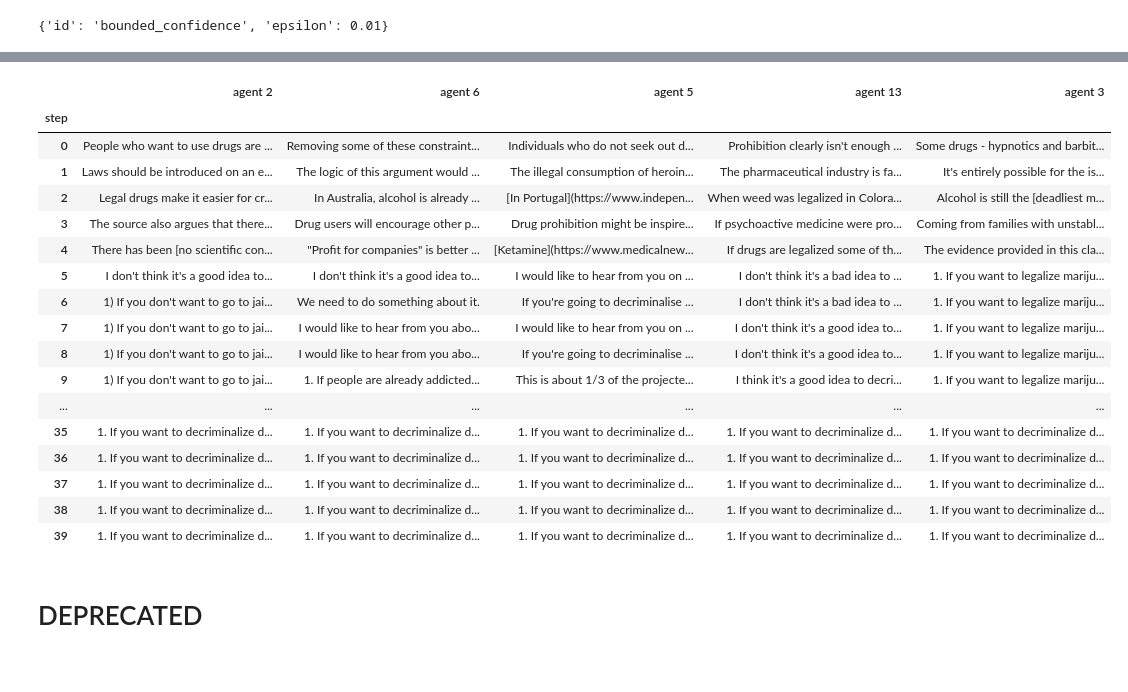
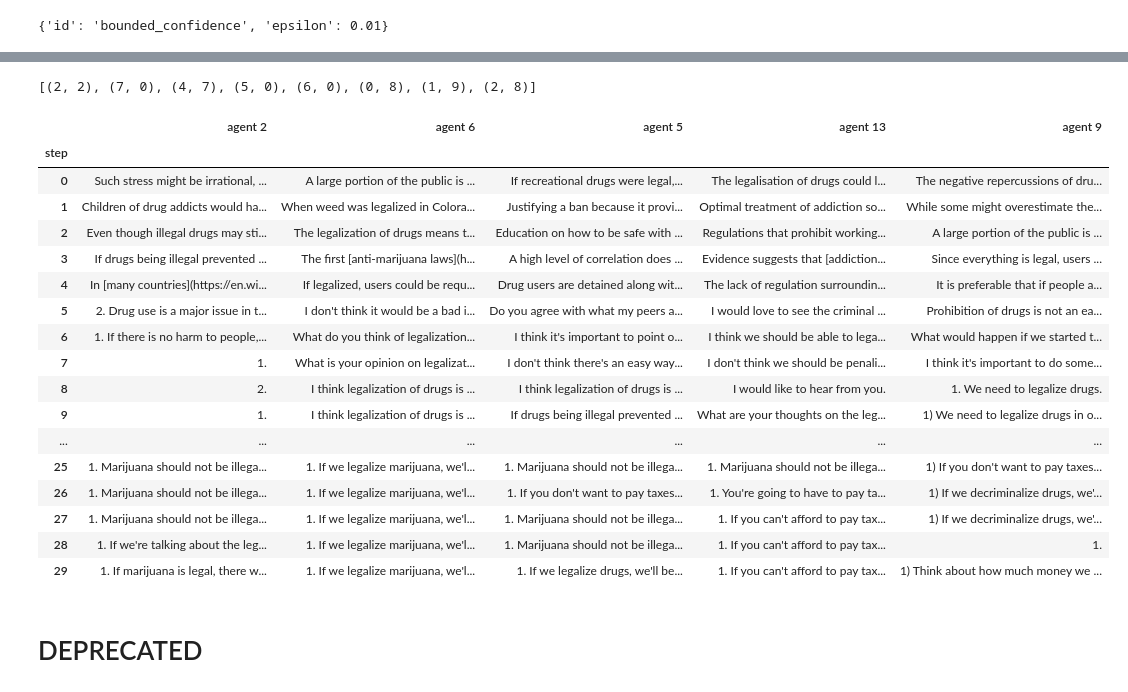
Before and after one commit to debatelab/ada-simulation, a Jupyter notebook: belief-dynamics_with_lms.ipynb, the cells around one changed output, grey strips where cells are left out. Cells and saved outputs as stored; diff of their text form; code cells hidden in the pictures.

```diff
--- a/belief-dynamics_with_lms.ipynb
+++ b/belief-dynamics_with_lms.ipynb
@@ -102,17 +102,18 @@ tensor([[3237,  329,  340,   11, 1165,   13]], device='cuda:0')
 global_parameters = {
     'topic':'compulsory_voting',
     'n_agents':15,
-    'max_t':40,
+    'max_t':20,
     'n_initial_posts':5, # number of initial posts, simulation starts at t = n_initial_posts
+    'context_size':8, # max number of posts that are included in an agents perspective
+    'background_beliefs':0, # number of initial posts that will be retained as immutable background beliefs in the context, < context_size
     'initial_neighb-peer_ratio':.5, # average ratio of neighbors that are initially considered peers
-    'context_size':8, # max number of posts that are included in an agents perspective
     'relevance_deprecation':.9, # how much more likely (factor) is it the agents retains a post dating from (t-k-1) than one dating from (t-k)
     'self_confidence':1, # how much more likely (factor) is it the agents retains a post from her own than from a peer
     'n_gram_prohibition':5, # drop generated sentences as soon as n-gram of this size is repeated
-    'perspective_expansion_method':'random', # 'random' or 'confirmation_bias'
+    'perspective_expansion_method':'confirmation_bias', # 'random' or 'confirmation_bias'
     'conf_bias_exponent':5,
-    'peer_selection_method':'bounded_confidence', # 'all_neighbors' or 'bounded_confidence'
-    'fwd_batch_size': 20
+    'peer_selection_method':'all_neighbors', # 'all_neighbors' or 'bounded_confidence'
+    'fwd_batch_size': 16
 }
 
 peer_selection_parameters = [
@@ -134,8 +135,8 @@ peer_selection_parameters = [
 decoding_parameters = {
     'do_sample':True,
     'num_beams':5,
-    'temperature': 1, # 1.3,
-    'top_p': 0.5, # 0.99,
+    'temperature': 1.1,
+    'top_p': 0.9, # 0.99,
     'top_k':0,
      #'no_repeat_ngram_size':8,
     'repetition_penalty':1.2,
@@ -384,32 +392,36 @@ conversation.data.peers.unstack()
+# %%
+conversation.data.perspective.unstack().loc[8][0]
+# %% [output]
+[(2, 2), (7, 0), (4, 7), (5, 0), (6, 0), (0, 8), (1, 9), (2, 8)]
 # %%
-display_agents = [2,6,5,13,3]
+display_agents = [2,6,5,13,9]
 #display_agents = [2,4,6,8,0]
 def get_posts(i):
     ser = conversation.data.xs(i, level=1, drop_level=True)['post'].apply(lambda p: p['text'])
     ser = ser.rename('agent '+str(i))
     return ser
 display(HTML(
     pd.concat([get_posts(i) for i in display_agents], axis=1).to_html()
 ))
 # %% [output]
-|  | agent 2 | agent 6 | agent 5 | agent 13 | agent 3 |
+|  | agent 2 | agent 6 | agent 5 | agent 13 | agent 9 |
 | step |  |  |  |  |  |
-| 0 | People who want to use drugs are ... | Removing some of these constraint... | Individuals who do not seek out d... | Prohibition clearly isn't enough ... | Some drugs - hypnotics and barbit... |
-| 1 | Laws should be introduced on an e... | The logic of this argument would ... | The illegal consumption of heroin... | The pharmaceutical industry is fa... | It's entirely possible for the is... |
-| 2 | Legal drugs make it easier for cr... | In Australia, alcohol is already ... | [In Portugal](https://www.indepen... | When weed was legalized in Colora... | Alcohol is still the [deadliest m... |
-| 3 | The source also argues that there... | Drug users will encourage other p... | Drug prohibition might be inspire... | If psychoactive medicine were pro... | Coming from families with unstabl... |
-| 4 | There has been [no scientific con... | "Profit for companies" is better ... | [Ketamine](https://www.medicalnew... | If drugs are legalized some of th... | The evidence provided in this cla... |
-| 5 | I don't think it's a good idea to... | I don't think it's a good idea to... | I would like to hear from you on ... | I don't think it's a bad idea to ... | 1. If you want to legalize mariju... |
-| 6 | 1) If you don't want to go to jai... | We need to do something about it. | If you're going to decriminalise ... | I don't think it's a bad idea to ... | 1. If you want to legalize mariju... |
-| 7 | 1) If you don't want to go to jai... | I would like to hear from you abo... | I would like to hear from you on ... | I don't think it's a good idea to... | 1. If you want to legalize mariju... |
-| 8 | 1) If you don't want to go to jai... | I would like to hear from you abo... | If you're going to decriminalise ... | I don't think it's a good idea to... | 1. If you want to legalize mariju... |
-| 9 | 1) If you don't want to go to jai... | 1. If people are already addicted... | This is about 1/3 of the projecte... | I think it's a good idea to decri... | 1. If you want to legalize mariju... |
+| 0 | Such stress might be irrational, ... | A large portion of the public is ... | If recreational drugs were legal,... | The legalisation of drugs could l... | The negative repercussions of dru... |
+| 1 | Children of drug addicts would ha... | When weed was legalized in Colora... | Justifying a ban because it provi... | Optimal treatment of addiction so... | While some might overestimate the... |
+| 2 | Even though illegal drugs may sti... | The legalization of drugs means t... | Education on how to be safe with ... | Regulations that prohibit working... | A large portion of the public is ... |
+| 3 | If drugs being illegal prevented ... | The first [anti-marijuana laws](h... | A high level of correlation does ... | Evidence suggests that [addiction... | Since everything is legal, users ... |
+| 4 | In [many countries](https://en.wi... | If legalized, users could be requ... | Drug users are detained along wit... | The lack of regulation surroundin... | It is preferable that if people a... |
+| 5 | 2. Drug use is a major issue in t... | I don't think it would be a bad i... | Do you agree with what my peers a... | I would love to see the criminal ... | Prohibition of drugs is not an ea... |
+| 6 | 1. If there is no harm to people,... | What do you think of legalization... | I think it's important to point o... | I think we should be able to lega... | What would happen if we started t... |
+| 7 | 1. | What is your opinion on legalizat... | I don't think there's an easy way... | I don't think we should be penali... | I think it's important to do some... |
+| 8 | 2. | I think legalization of drugs is ... | I think legalization of drugs is ... | I would like to hear from you. | 1. We need to legalize drugs. |
+| 9 | 1. | I think legalization of drugs is ... | If drugs being illegal prevented ... | What are your thoughts on the leg... | 1) We need to legalize drugs in o... |
 | ... | ... | ... | ... | ... | ... |
-| 35 | 1. If you want to decriminalize d... | 1. If you want to decriminalize d... | 1. If you want to decriminalize d... | 1. If you want to decriminalize d... | 1. If you want to decriminalize d... |
-| 36 | 1. If you want to decriminalize d... | 1. If you want to decriminalize d... | 1. If you want to decriminalize d... | 1. If you want to decriminalize d... | 1. If you want to decriminalize d... |
-| 37 | 1. If you want to decriminalize d... | 1. If you want to decriminalize d... | 1. If you want to decriminalize d... | 1. If you want to decriminalize d... | 1. If you want to decriminalize d... |
-| 38 | 1. If you want to decriminalize d... | 1. If you want to decriminalize d... | 1. If you want to decriminalize d... | 1. If you want to decriminalize d... | 1. If you want to decriminalize d... |
-| 39 | 1. If you want to decriminalize d... | 1. If you want to decriminalize d... | 1. If you want to decriminalize d... | 1. If you want to decriminalize d... | 1. If you want to decriminalize d... |
+| 25 | 1. Marijuana should not be illega... | 1. If we legalize marijuana, we'l... | 1. Marijuana should not be illega... | 1. Marijuana should not be illega... | 1) If you don't want to pay taxes... |
+| 26 | 1. Marijuana should not be illega... | 1. If we legalize marijuana, we'l... | 1. If you don't want to pay taxes... | 1. You're going to have to pay ta... | 1) If we decriminalize drugs, we'... |
+| 27 | 1. Marijuana should not be illega... | 1. If we legalize marijuana, we'l... | 1. Marijuana should not be illega... | 1. If you can't afford to pay tax... | 1) If we decriminalize drugs, we'... |
+| 28 | 1. If we're talking about the leg... | 1. If we legalize marijuana, we'l... | 1. Marijuana should not be illega... | 1. If you can't afford to pay tax... | 1. |
+| 29 | 1. If marijuana is legal, there w... | 1. If we legalize marijuana, we'l... | 1. If we legalize drugs, we'll be... | 1. If you can't afford to pay tax... | 1) Think about how much money we ... |
 # %%
 from datetime import date
 import os
```
Also changed, not shown: parts of 14 cells of this notebook, 5 other files.
